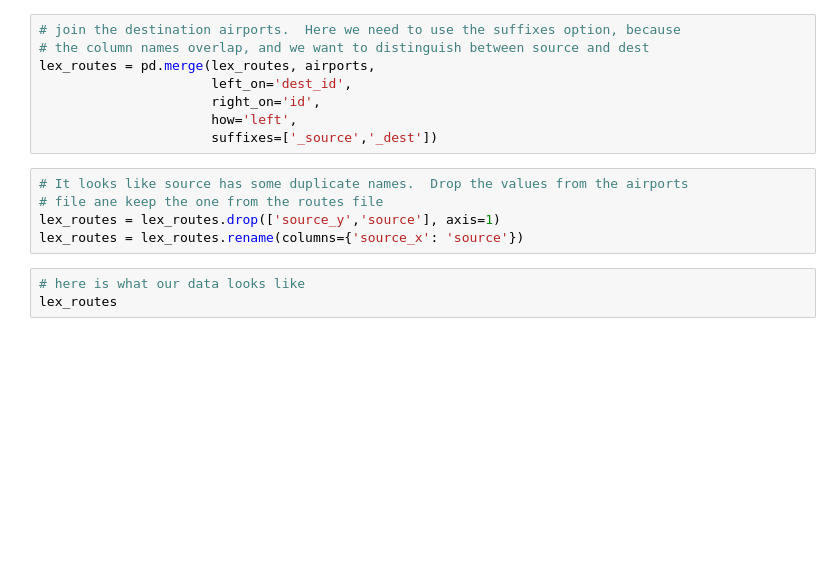
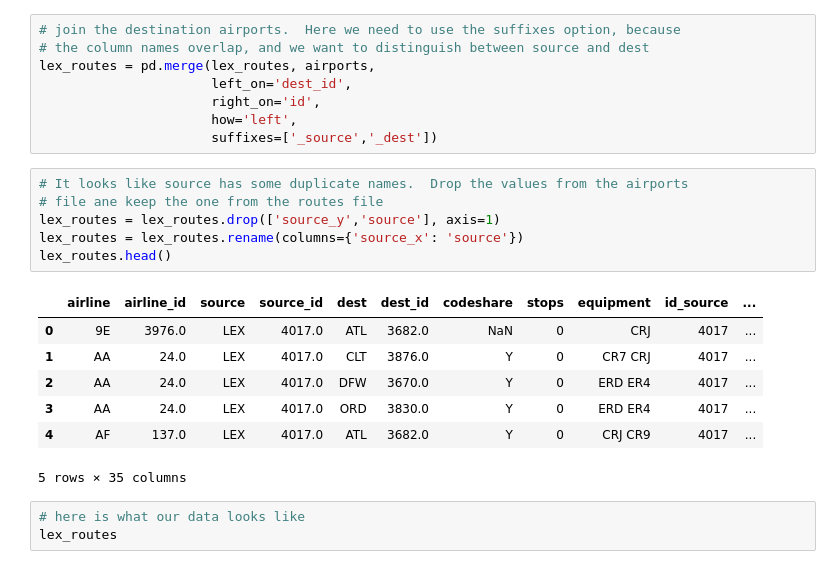
Before and after one commit to DanTheOnlyMan/ce599, a Jupyter notebook: 08-Mapping/interactive-mapping.ipynb, the cells around one changed output. Cells and saved outputs as stored; diff of their text form; blank space fills up the shorter version.

```diff
--- a/08-Mapping/interactive-mapping.ipynb
+++ b/08-Mapping/interactive-mapping.ipynb
@@ -244,8 +264,17 @@ lex_routes = pd.merge(lex_routes, airports,
 # %%
 # It looks like source has some duplicate names.  Drop the values from the airports
 # file ane keep the one from the routes file
 lex_routes = lex_routes.drop(['source_y','source'], axis=1)
 lex_routes = lex_routes.rename(columns={'source_x': 'source'})
+lex_routes.head()
+# %% [output]
+|  | airline | airline_id | source | source_id | dest | dest_id | codeshare | stops | equipment | id_source | ... |
+| 0 | 9E | 3976.0 | LEX | 4017.0 | ATL | 3682.0 | NaN | 0 | CRJ | 4017 | ... |
+| 1 | AA | 24.0 | LEX | 4017.0 | CLT | 3876.0 | Y | 0 | CR7 CRJ | 4017 | ... |
+| 2 | AA | 24.0 | LEX | 4017.0 | DFW | 3670.0 | Y | 0 | ERD ER4 | 4017 | ... |
+| 3 | AA | 24.0 | LEX | 4017.0 | ORD | 3830.0 | Y | 0 | ERD ER4 | 4017 | ... |
+| 4 | AF | 137.0 | LEX | 4017.0 | ATL | 3682.0 | Y | 0 | CRJ CR9 | 4017 | ... |
+5 rows × 35 columns
 # %%
 # here is what our data looks like
 lex_routes
```
Also changed, not shown: parts of 25 cells of this notebook, 4 other files.
